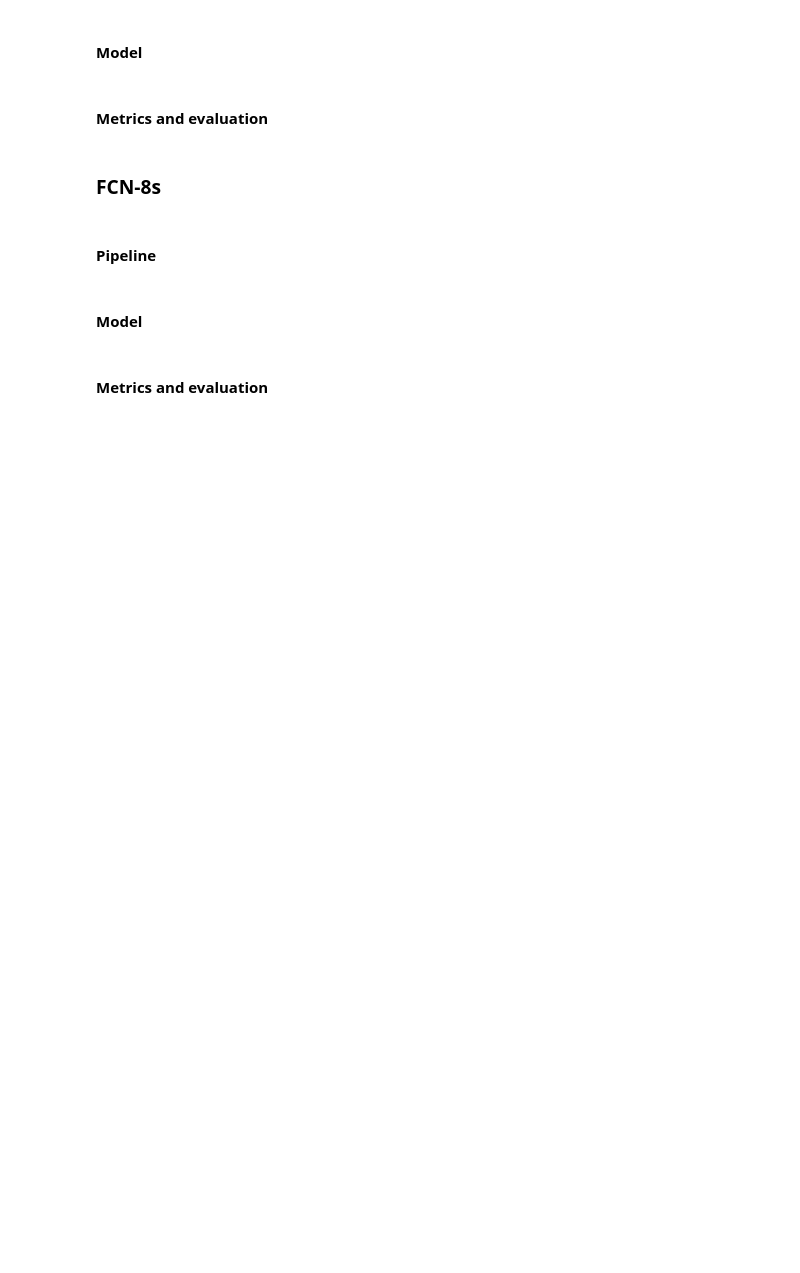
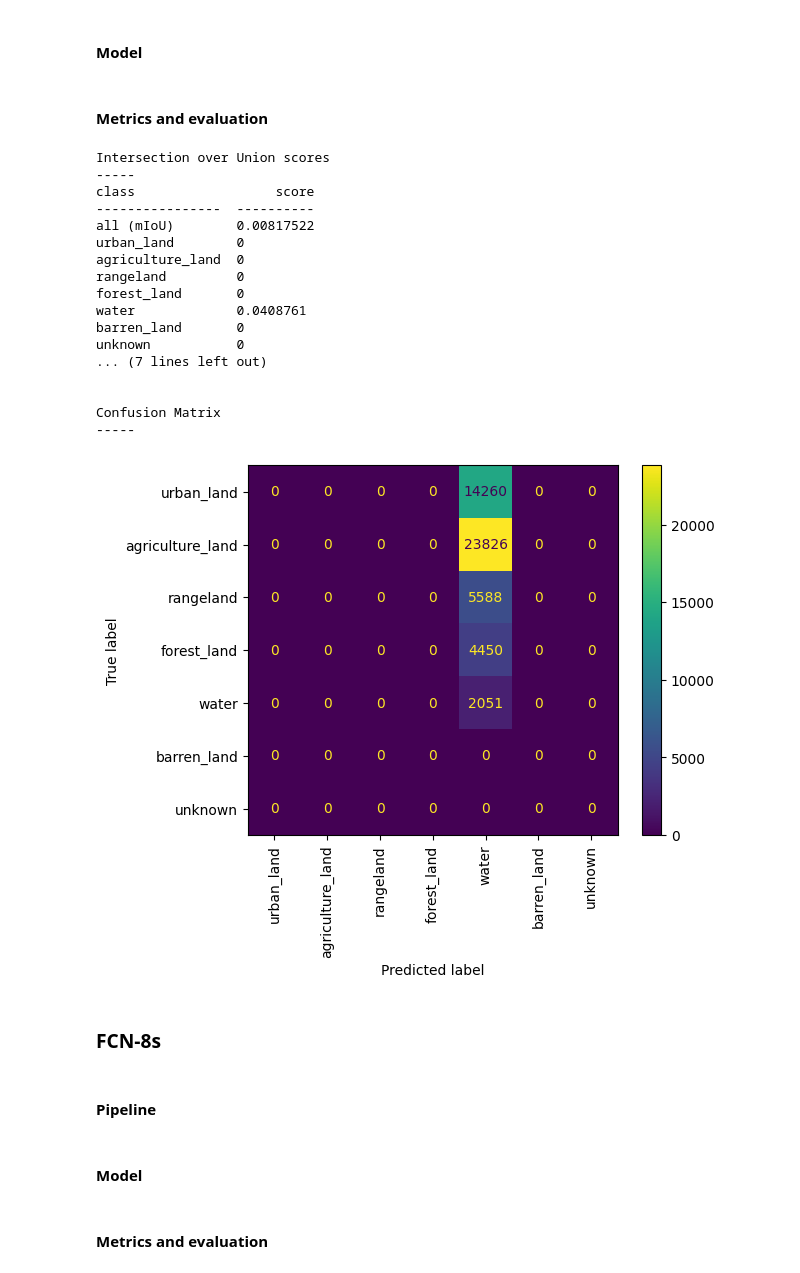
Before and after one commit to rondo-lehner/CM3070_Final_project, a Jupyter notebook: notebooks/ev_01_evaluate_models.ipynb, the cells around one changed output. Cells and saved outputs as stored; diff of their text form; code cells hidden in the pictures; blank space fills up the shorter version.

Commit message:
tracker: introduced confusion matrix

```diff
--- a/notebooks/ev_01_evaluate_models.ipynb
+++ b/notebooks/ev_01_evaluate_models.ipynb
@@ -36,19 +42,46 @@ class MetricTracker:
             target_class_ids = [i]
         ) for i in range(7)]
         self.timings_ms = []
+        self.confusion_matrices = []
 
     def update_state(self, mask, mask_pred, timing_ms):
         self.mIoU.update_state(mask, mask_pred)
         for metric in self.IoU_scores:
             metric.update_state(mask, mask_pred)
         self.timings_ms.append(timing_ms)
+        mask_flat_indexed = tf.reshape(tf.argmax(mask, axis=-1), shape=-1)
+        mask_pred_flat_indexed = tf.reshape(tf.argmax(mask_pred, axis=-1), shape=-1)
+        self.confusion_matrices.append(tf.math.confusion_matrix(
+            mask_flat_indexed,
+            mask_pred_flat_indexed,
+            num_classes=7 ))
+
+    def calculate_final_confusion_matrix(self):
+        cum_conf_matrix = tf.math.confusion_matrix([],[],num_classes=7)
+        for m in self.confusion_matrices:
+            cum_conf_matrix = tf.math.add(cum_conf_matrix, m)
+        avg_conf_matrix = tf.math.divide(cum_conf_matrix, tf.constant(len(self.confusion_matrices))).numpy().astype('int16')
+        return avg_conf_matrix
 
     def result(self):
         table = [['all (mIoU)', self.mIoU.result().numpy()]]
         for i,m in enumerate(self.IoU_scores):
             table.append([self.class_names[i], m.result().numpy()])
+
+        avg_conf_matrix = self.calculate_final_confusion_matrix()
+
+        print('Intersection over Union scores')
+        print('-----')
         print(tabulate(table, headers=['class', 'score']))
+        print('\n' * 2)
+        print('Timing information')
+        print('-----')
         print(f'average prediction duration: {mean(self.timings_ms):.1f}ms')
+        print('\n' * 2)
+        print('Confusion Matrix')
+        print('-----')
+        disp = ConfusionMatrixDisplay(confusion_matrix=avg_conf_matrix, display_labels=self.class_names)
+        disp.plot(xticks_rotation='vertical')
 
     def result_to_json(self):
         result = {}
@@ -61,6 +94,9 @@ class MetricTracker:
         file_path = os.path.join(EVALUATIONS_DIR, self.model_name, 'result.json')
         with open(file_path, 'w') as fp:
             json.dump(result, fp)
+
+        avg_conf_matrix = self.calculate_final_confusion_matrix()
+        np.save(os.path.join(EVALUATIONS_DIR, self.model_name, 'result_confusion_matrix'), avg_conf_matrix)
 # %%
 def index_to_rgb(indexed_image):
     palette = [
@@ -142,31 +180,50 @@ model.build((None, PATCH_SIZE + 20, PATCH_SIZE + 20, 3))     # 20 is for mirror
 # %%
 tracker_1 = MetricTracker('convnet')
 # %%
-for patches, _, img, mask, file_name in input_pipeline.test:
+for patches, _, img, mask, file_name in input_pipeline.test.take(2):
     # Prediction with timer
     start = time.time_ns()
     pred = model.predict(patches, verbose=0)
     end = time.time_ns()
     duration_ms = (end - start) / 10e6
     mask_pred = tf.reshape(pred, shape=(1, 225, 225, 7))
     # "lose" the extra pixel: 225 => 224
     mask_pred = tf.image.crop_to_bounding_box(
             image=mask_pred,
             offset_height=0,
             offset_width=0,
             target_height=224,
             target_width=224
         )
     tracker_1.update_state(mask, mask_pred, duration_ms)
     # mask_indexed = tf.reshape(tf.argmax(input=mask, axis=3), shape=(1, 224, 224, 1))
     pred_indexed = tf.reshape(tf.argmax(input=mask_pred, axis=3), shape=(1, 224, 224, 1))
     # mask_rgb = index_to_rgb(mask_indexed)
     pred_rgb = index_to_rgb(pred_indexed)
 
     file_path = os.path.join(PREDICTIONS_DIR, tracker_1.model_name, tf.compat.as_str(file_name[0].numpy()))
     tf.keras.utils.save_img(file_path, pred_rgb[0], data_format='channels_last')
 tracker_1.result_to_json()
 tracker_1.result()
+# %% [output]
+Intersection over Union scores
+-----
+class                  score
+----------------  ----------
+all (mIoU)        0.00817522
+urban_land        0
+agriculture_land  0
+rangeland         0
+forest_land       0
+water             0.0408761
+barren_land       0
+unknown           0
+... (7 lines left out)
+
+
+Confusion Matrix
+-----
+[figure, added]
 # %% [markdown]
 ### FCN-8s
 # %%
```
Also changed, not shown: parts of 3 cells of this notebook.
